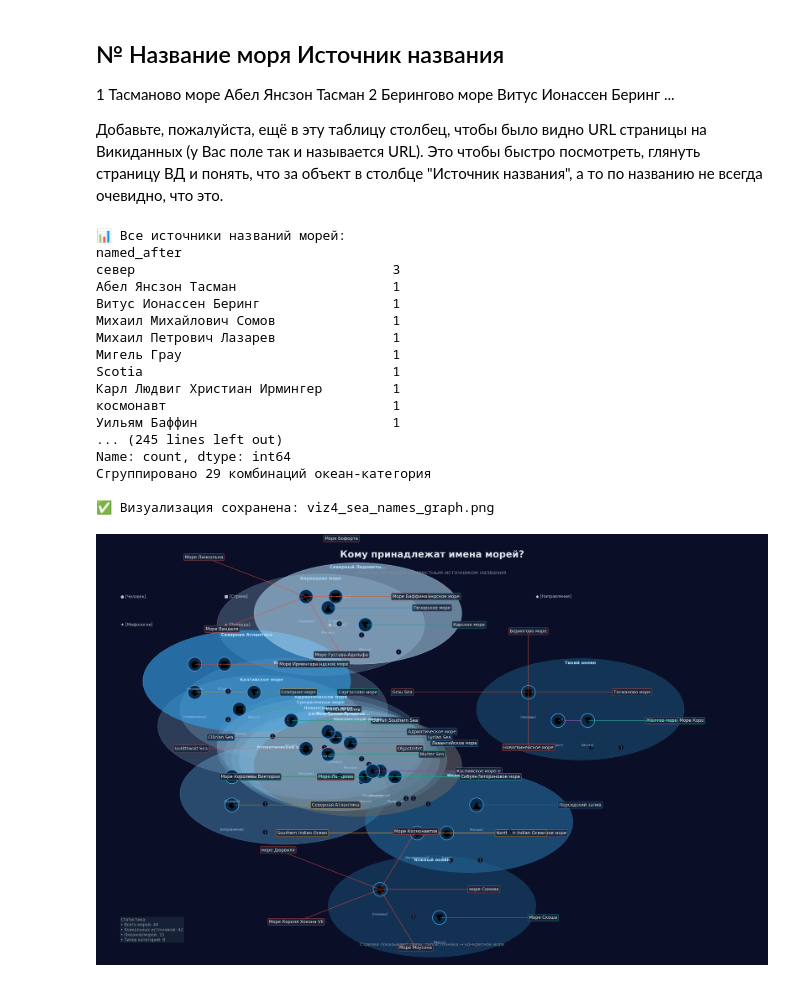
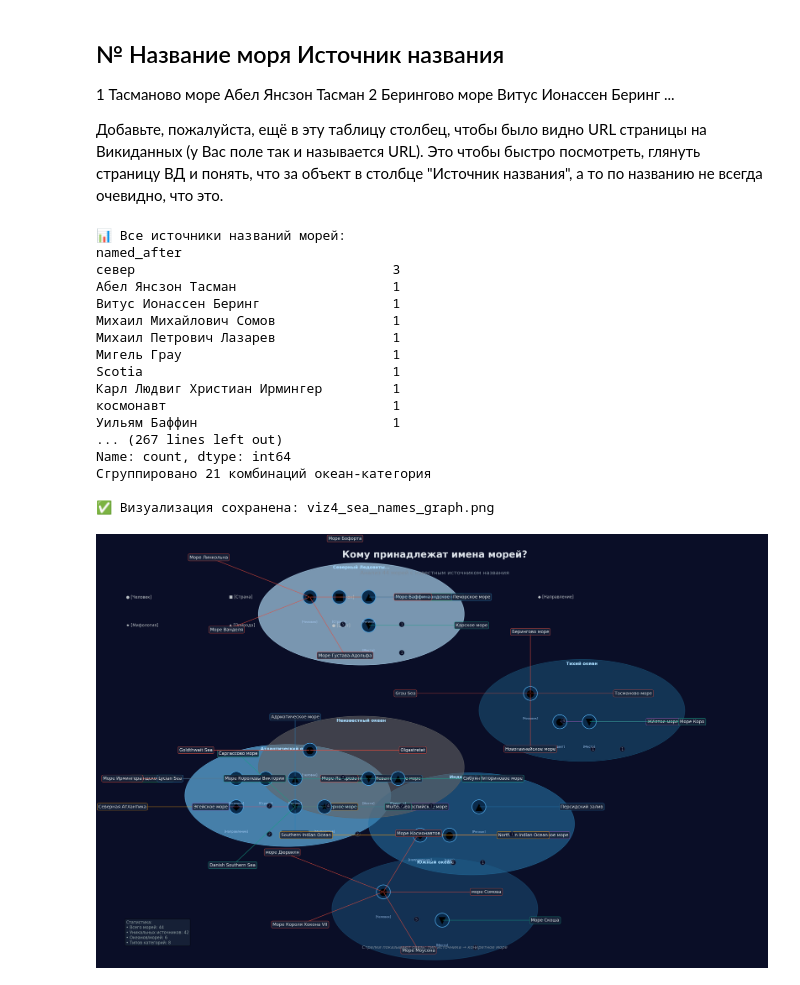
Before and after one commit to Prashkov1ch/python-ai-Prashkovich-Anna, a Jupyter notebook: viz4_sea_names_layout.ipynb, the cells around one changed output. Cells and saved outputs as stored; diff of their text form; code cells hidden in the pictures.

```diff
--- a/viz4_sea_names_layout.ipynb
+++ b/viz4_sea_names_layout.ipynb
@@ -871,6 +871,60 @@ print(f"✅ df_named_with_ocean создан, {len(df_named_with_ocean)} стр
 print(f"📊 Уникальные океаны: {df_named_with_ocean['ocean'].nunique()}")
 print(df_named_with_ocean['ocean'].value_counts().head(10))
 
+# Выводим моря с "Неизвестный океан" для анализа
+print("\n" + "="*80)
+print("🌊 МОРЯ С 'НЕИЗВЕСТНЫЙ ОКЕАН':")
+print("="*80)
+unknown_oceans = df_named_with_ocean[df_named_with_ocean['ocean'] == 'Неизвестный океан']
+for idx, (_, row) in enumerate(unknown_oceans.iterrows(), 1):
+    print(f"{idx:>2}. {row['sea']:35} -> Источник: {row['named_after']}")
+
+    # ===== ПРИВОДИМ ОКЕАНЫ К 5 СТАНДАРТНЫМ =====
+ocean_mapping = {
+    # Атлантический океан
+    'Северная Атлантика': 'Атлантический океан',
+    'Левантийское море': 'Атлантический океан',
+    'Восточное Средиземноморье': 'Атлантический океан',
+    'регион Средиземного моря': 'Атлантический океан',
+    'Адриатическое море': 'Атлантический океан',
+    'Belt Sea': 'Атлантический океан',
+    'Восточная Балтика': 'Атлантический океан',
+    'Балтийское море': 'Атлантический океан',
+    'Средиземное море': 'Атлантический океан',
+    'Эгейское море': 'Атлантический океан',
+
+    # Северный Ледовитый океан
+    'Баренцево море': 'Северный Ледовитый океан',
+}
+
+# Применяем маппинг
+df_named_with_ocean['ocean'] = df_named_with_ocean['ocean'].replace(ocean_mapping)
+
+# Обновляем статистику после маппинга
+print("\n" + "="*80)
+print("📊 УНИКАЛЬНЫЕ ОКЕАНЫ ПОСЛЕ ПРИВЕДЕНИЯ К 5 СТАНДАРТНЫМ:")
+print("="*80)
+print(df_named_with_ocean['ocean'].value_counts())
+
+# Обновляем позиции и цвета океанов - оставляем только 5
+ocean_positions = {
+    'Тихий океан':                (6.5, 4.5),
+    'Индийский океан':            (5.0, 2.5),
+    'Атлантический океан':        (2.5, 3.0),
+    'Северный Ледовитый океан':   (3.5, 6.2),
+    'Южный океан':                (4.5, 1.0),
+    'Неизвестный океан':          (3.5, 3.5),
+}
+
+ocean_colors = {
+    'Тихий океан':              '#1a5276',
+    'Индийский океан':          '#2874a6',
+    'Атлантический океан':      '#5499c7',
+    'Северный Ледовитый океан': '#aed6f1',
+    'Южный океан':              '#1f618d',
+    'Неизвестный океан':        '#666666',
+}
+
 # Позиции океанов на плоскости
 ocean_positions = {
     'Тихий океан':                (6.5, 4.5),
@@ -1078,33 +1132,33 @@ stats_text = (f"Статистика:\n"
               f"• Типов категорий: {df_named['named_type'].nunique()}")
 
 ax.text(0.3, 0.8, stats_text, fontsize=12, color='#95a5a6',
         va='top', ha='left',
         bbox=dict(boxstyle='round', facecolor='#1a253a', alpha=0.8))
 
 # Подпись внизу
 ax.text(4.5, 0.3, 'Стрелки показывают связь: тип источника → конкретное море',
         fontsize=13, color='#7f8c9a', ha='center', style='italic')
 
 plt.tight_layout()
 plt.savefig('viz4_sea_names_graph.png', dpi=150, bbox_inches='tight', facecolor=fig.get_facecolor())
 print("\n✅ Визуализация сохранена: viz4_sea_names_graph.png")
 plt.show()
 # %% [output]
 📊 Все источники названий морей:
 named_after
 север                                 3
 Абел Янсзон Тасман                    1
 Витус Ионассен Беринг                 1
 Михаил Михайлович Сомов               1
 Михаил Петрович Лазарев               1
 Мигель Грау                           1
 Scotia                                1
 Карл Людвиг Христиан Ирмингер         1
 космонавт                             1
 Уильям Баффин                         1
-... (245 lines left out)
+... (267 lines left out)
 Name: count, dtype: int64
-Сгруппировано 29 комбинаций океан-категория
+Сгруппировано 21 комбинаций океан-категория
 
 ✅ Визуализация сохранена: viz4_sea_names_graph.png
-[figure, old version]
+[figure, new version]
```
Also changed, not shown: parts of 1 cell of this notebook.
